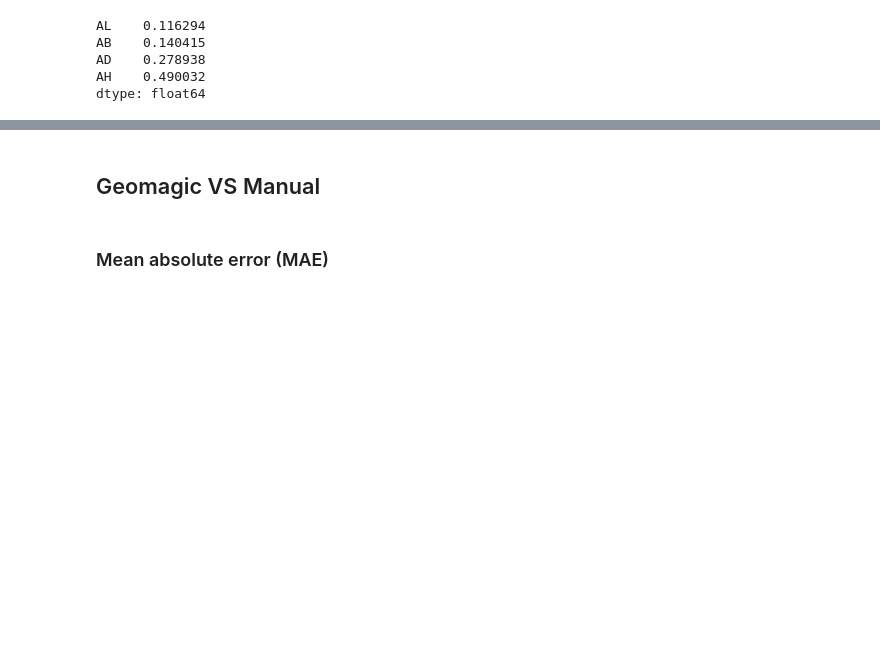
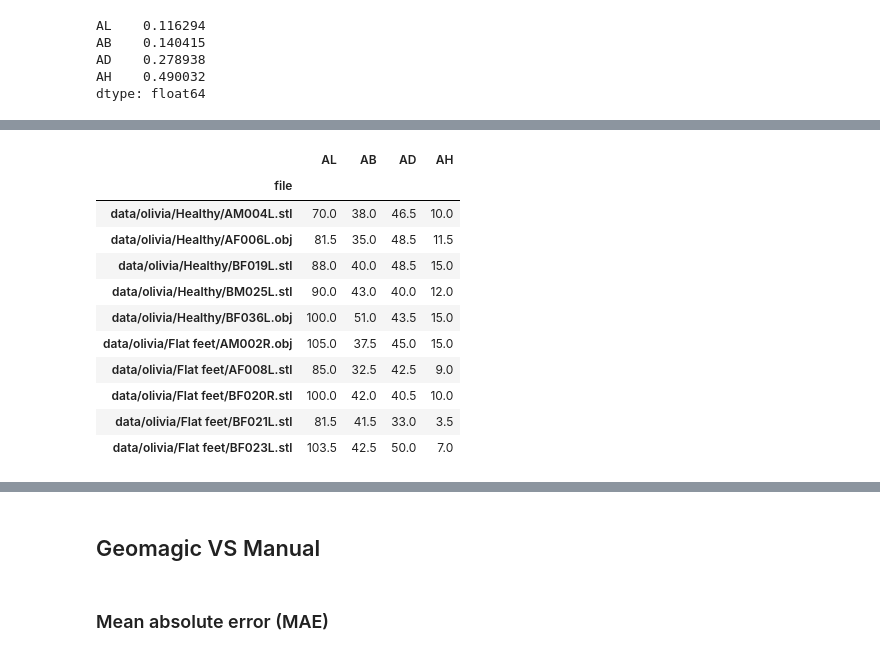
Before and after one commit to liu-qilong/foot-measure, a Jupyter notebook: notebook/eval.ipynb, the cells around one changed output, grey strips where cells are left out. Cells and saved outputs as stored; diff of their text form; code cells hidden in the pictures; blank space fills up the shorter version.

```diff
--- a/notebook/eval.ipynb
+++ b/notebook/eval.ipynb
@@ -109,0 +147,15 @@ dtype: float64
+# %%
+geom
+# %% [output]
+|  | AL | AB | AD | AH |
+| file |  |  |  |  |
+| data/olivia/Healthy/AM004L.stl | 70.0 | 38.0 | 46.5 | 10.0 |
+| data/olivia/Healthy/AF006L.obj | 81.5 | 35.0 | 48.5 | 11.5 |
+| data/olivia/Healthy/BF019L.stl | 88.0 | 40.0 | 48.5 | 15.0 |
+| data/olivia/Healthy/BM025L.stl | 90.0 | 43.0 | 40.0 | 12.0 |
+| data/olivia/Healthy/BF036L.obj | 100.0 | 51.0 | 43.5 | 15.0 |
+| data/olivia/Flat feet/AM002R.obj | 105.0 | 37.5 | 45.0 | 15.0 |
+| data/olivia/Flat feet/AF008L.stl | 85.0 | 32.5 | 42.5 | 9.0 |
+| data/olivia/Flat feet/BF020R.stl | 100.0 | 42.0 | 40.5 | 10.0 |
+| data/olivia/Flat feet/BF021L.stl | 81.5 | 41.5 | 33.0 | 3.5 |
+| data/olivia/Flat feet/BF023L.stl | 103.5 | 42.5 | 50.0 | 7.0 |
```
Also changed, not shown: parts of 19 cells of this notebook, 1 other file.
